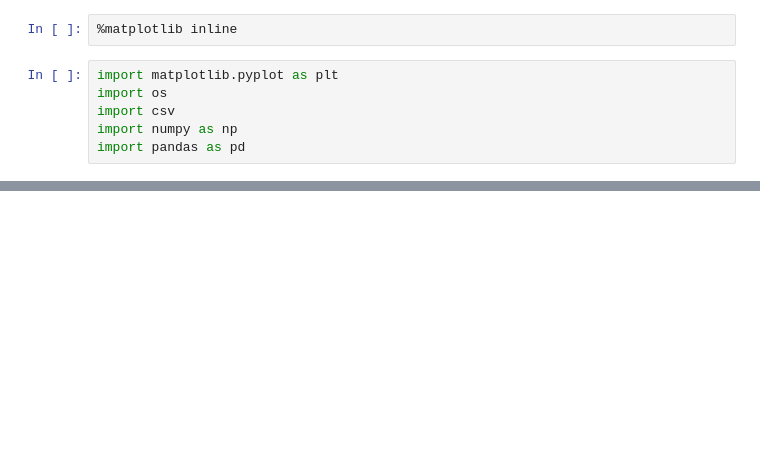
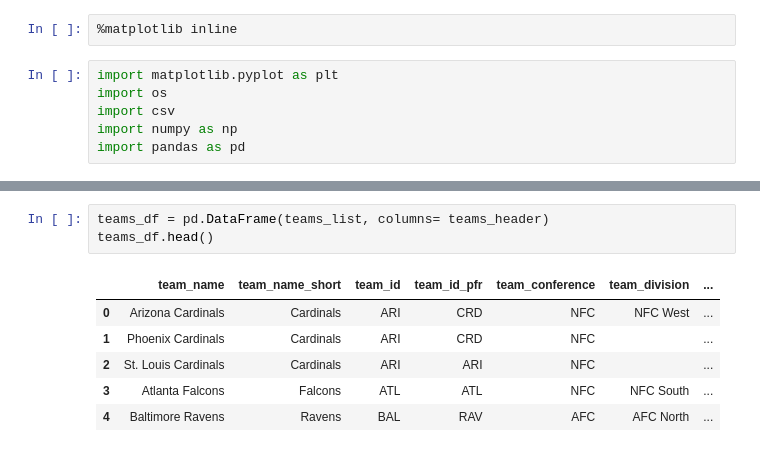
Before and after one commit to potterc22/Project1_TeamB, a Jupyter notebook: startercode.ipynb, the cells around one changed output, grey strips where cells are left out. Drawn from its saved outputs; the diff is of its cells as text; blank space fills up the shorter version.

```diff
--- a/startercode.ipynb
+++ b/startercode.ipynb
@@ -33,5 +35,15 @@ CSV Header: ['team_name', 'team_name_short', 'team_id', 'team_id_pfr', 'team_con
 ['Tennessee Oilers', 'Oilers', 'TEN', 'OTI', 'AFC', '', 'AFC', 'AFC Central']
 ['Tennessee Titans', 'Titans', 'TEN', 'OTI', 'AFC', 'AFC South', 'AFC', 'AFC Central']
 ['Washington Redskins', 'Redskins', 'WAS', 'WAS', 'NFC', 'NFC East', 'NFC', 'NFC East']
+# %%
+teams_df = pd.DataFrame(teams_list, columns= teams_header)
+teams_df.head()
+# %% [output]
+|  | team_name | team_name_short | team_id | team_id_pfr | team_conference | team_division | ... |
+| 0 | Arizona Cardinals | Cardinals | ARI | CRD | NFC | NFC West | ... |
+| 1 | Phoenix Cardinals | Cardinals | ARI | CRD | NFC |  | ... |
+| 2 | St. Louis Cardinals | Cardinals | ARI | ARI | NFC |  | ... |
+| 3 | Atlanta Falcons | Falcons | ATL | ATL | NFC | NFC South | ... |
+| 4 | Baltimore Ravens | Ravens | BAL | RAV | AFC | AFC North | ... |
 # %%
 stadiums_csv = os.path.join('Data_files', 'stadiums.csv')
```
Also changed, not shown: parts of 7 cells of this notebook.
